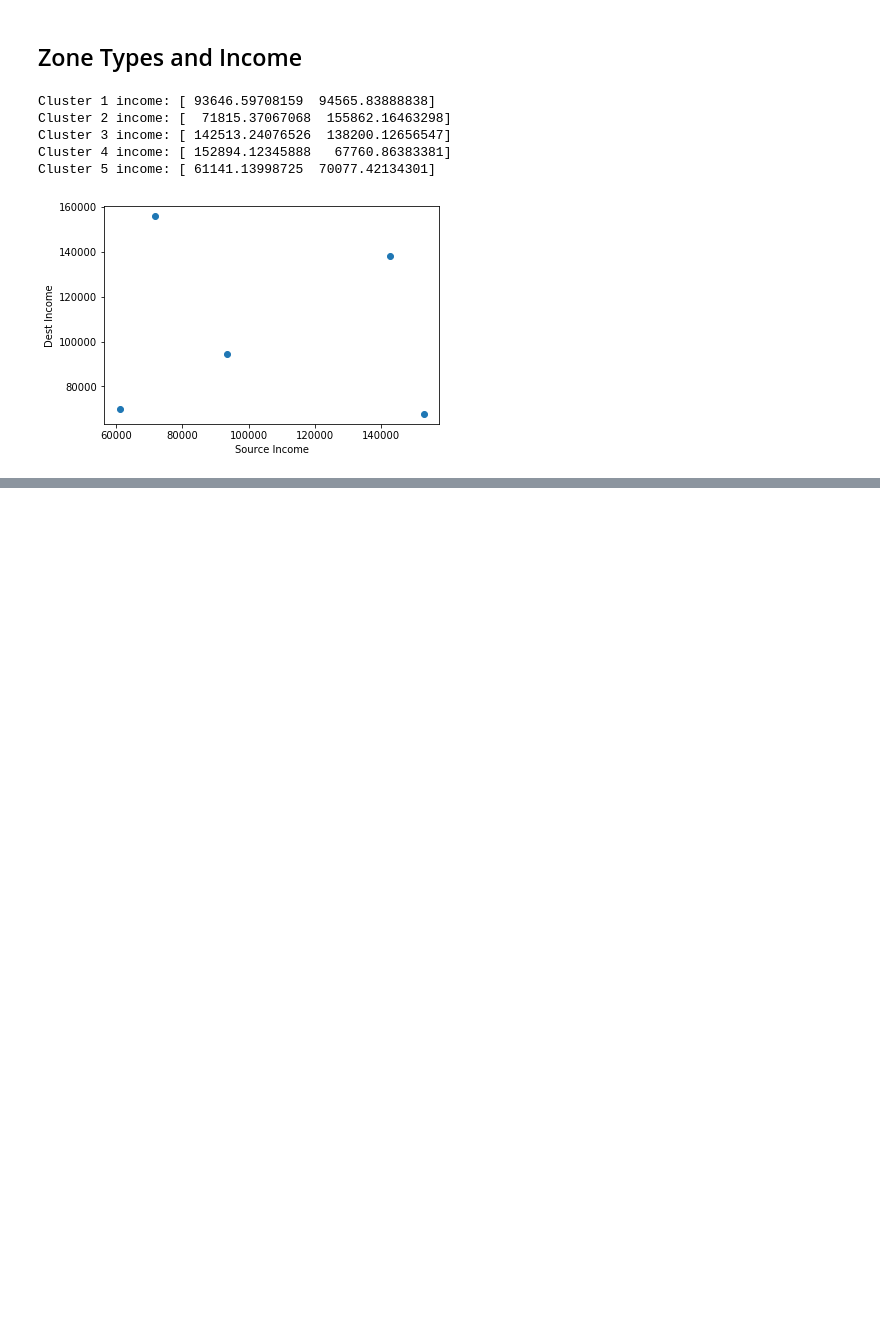
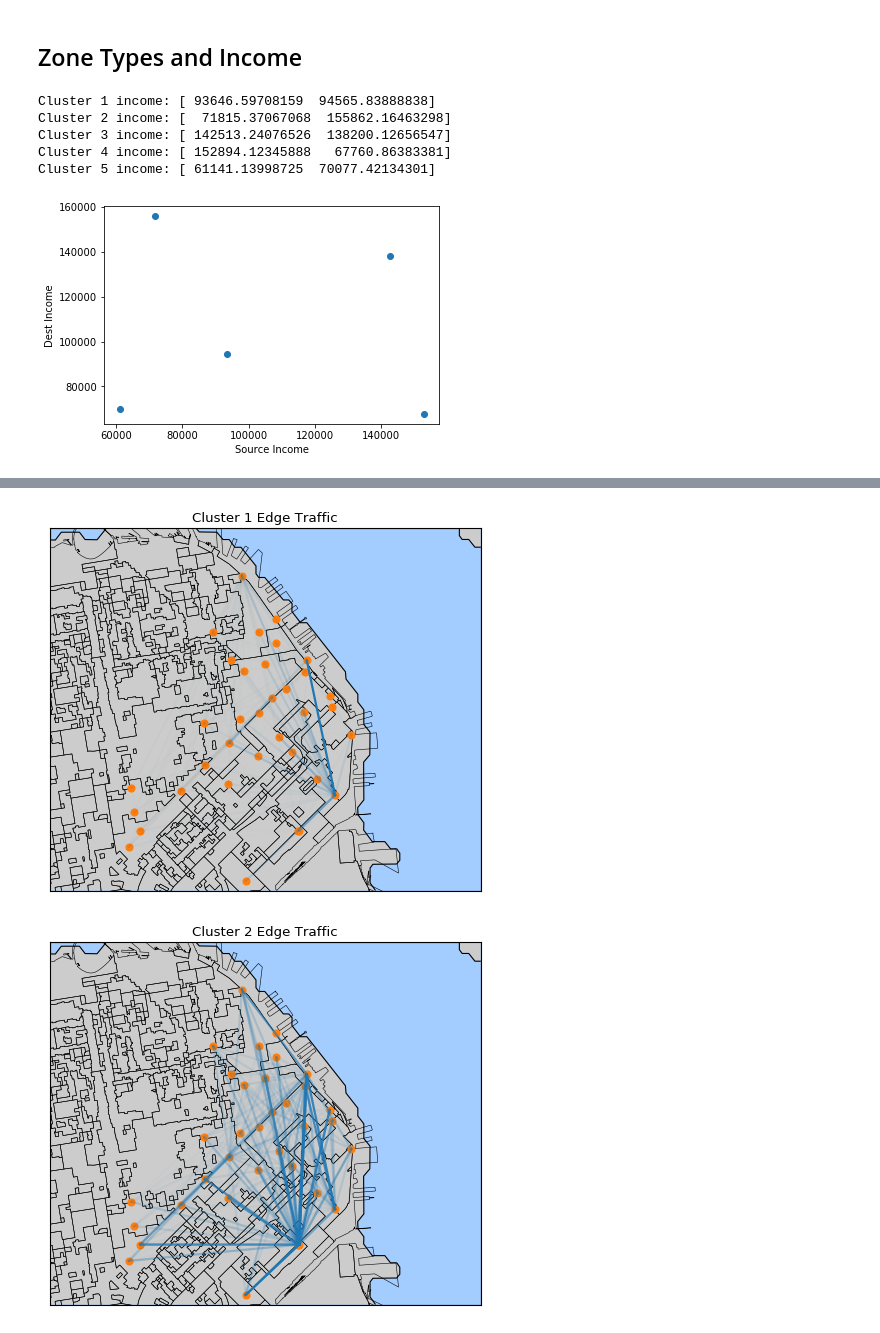
Before and after one commit to devincornell/sfbikeshare, a Jupyter notebook: Data Analysis.ipynb, the cells around one changed output, grey strips where cells are left out. Cells and saved outputs as stored; diff of their text form; code cells hidden in the pictures; blank space fills up the shorter version.

Commit message:
clustering done

```diff
--- a/Data Analysis.ipynb
+++ b/Data Analysis.ipynb
@@ -493,10 +461,0 @@ Now we will examine the learned clusters. First the weekday model:
-# %%
-mu = model['weekday'].means_
-# print('Cluster hours:\t\t', np.round(mu[:,0], 2))
-# print('Cluster durations:\t', np.round(mu[:,1], 2))
-# print('Schools at dest:\t', np.round(mu[:,2], 2))
-# print('BART at dest:\t\t', np.round(mu[:,3], 2))
-# print('Tourism at dest:\t', np.round(mu[:,4], 2))
-# print('Ride Height Change:\t', np.round(mu[:, 5], 2))
-for i, gen in enumerate(gen_types):
-    print(gen, 'Zone Walk:\t', np.round(mu[:, i], 2))
@@ -511,9 +461,0 @@ Mixed Use Zone Walk:     [ 0.87  1.    0.48  1.  ]
-# %%
-MAX_CLUSTERS = 20
-
-n_clusters = range(1, MAX_CLUSTERS + 1)
-scores = []
-
-for i in range(MAX_CLUSTERS):
-    model = mixture.GaussianMixture(n_clusters[i]).fit(weekday_features)
-    scores.append(model.score(weekday_features))
@@ -529,0 +462,59 @@ plt.show()
+# %%
+from mpl_toolkits.basemap import Basemap
+
+LOWER_CORNER = (37.77, -122.43)
+UPPER_CORNER = (37.81, -122.37)
+ORIGIN = (37.779250, -122.419305) # Location of SF city hall
+
+map = Basemap(
+    llcrnrlon = LOWER_CORNER[1],
+    llcrnrlat = LOWER_CORNER[0],
+    urcrnrlon = UPPER_CORNER[1],
+    urcrnrlat = UPPER_CORNER[0],
+    projection = 'tmerc',
+    resolution = 'f',
+    lat_0 = ORIGIN[0], lon_0 = ORIGIN[1])
+
+# Visualize clusters by edge traffic
+max_weight = np.max(edge_cluster_weight)
+
+for c_idx in range(5):
+
+    plt.figure(figsize=(8, 6), dpi=80)
+
+    map.drawmapboundary(fill_color = '#A3CCFF')
+    map.fillcontinents(lake_color = '#A3CCFF')
+    map.drawcoastlines()
+
+    file = './data/zoning/geo_export_9b2ff14a-9707-4815-b62d-473c20e22332'
+    map.readshapefile(file, 'zoning')
+    map.scatter(df_station.long.values,
+                df_station.lat.values,
+                latlon = True,
+                marker = 'o',
+                c = 'C1',
+                s = 40,
+                zorder = 10)
+
+    for i, source in enumerate(df_station.id):
+        for j, dest in enumerate(df_station.id):
+
+            xx = [df_station.long.values[i], df_station.long.values[j]]
+            yy = [df_station.lat.values[i], df_station.lat.values[j]]
+
+            N = np.max(edge_cluster_weight[:,:,c_idx])
+            map.plot(xx, yy,
+                     '-',
+                     linewidth = 2,
+                     alpha = edge_cluster_weight[i,j,c_idx] / N,
+                     color = 'C0',
+                     zorder = 20,
+                     latlon = True)
+
+    plt.title('Cluster ' + str(c_idx + 1) + ' Edge Traffic')
+    plt.show()
+
+    weights = edge_cluster_weight[:,:,c_idx]
+# %% [output]
+[figure, added]
+[figure, added]
```
Also changed, not shown: parts of 20 cells of this notebook, 3 other files.
